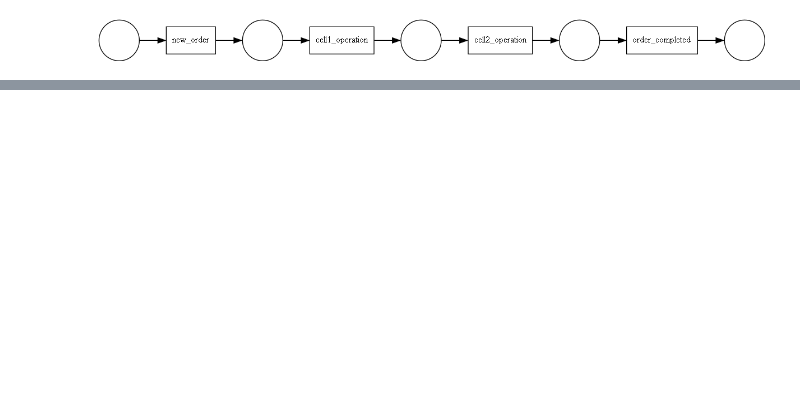
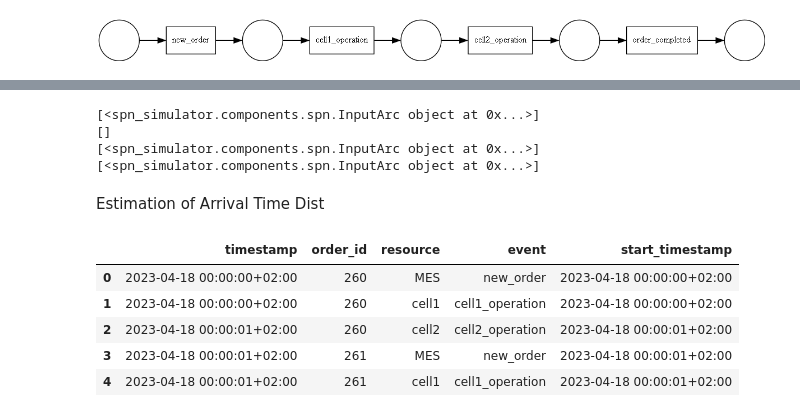
Before and after one commit to jo-chr/ddra, a Jupyter notebook: ModelGenerator_testing.ipynb, the cells around one changed output, grey strips where cells are left out. Drawn from its saved outputs; the diff is of its cells as text; code cells hidden in the pictures; blank space fills up the shorter version.

```diff
--- a/ModelGenerator_testing.ipynb
+++ b/ModelGenerator_testing.ipynb
@@ -132,0 +97,13 @@ cell1_operation
+# %%
+for transition in spn.transitions:
+    transition:Transition
+    if transition.input_arcs == []:
+        transition.t_type = "T"
+        transition.distribution
+# %% [output]
+[<spn_simulator.components.spn.InputArc object at 0x...>]
+[]
+[<spn_simulator.components.spn.InputArc object at 0x...>]
+[<spn_simulator.components.spn.InputArc object at 0x...>]
+# %% [markdown]
+Estimation of Arrival Time Dist
@@ -132,0 +116,9 @@ cell1_operation
+# %%
+event_log.head()
+# %% [output]
+|  | timestamp | order_id | resource | event | start_timestamp |
+| 0 | 2023-04-18 00:00:00+02:00 | 260 | MES | new_order | 2023-04-18 00:00:00+02:00 |
+| 1 | 2023-04-18 00:00:00+02:00 | 260 | cell1 | cell1_operation | 2023-04-18 00:00:00+02:00 |
+| 2 | 2023-04-18 00:00:01+02:00 | 260 | cell2 | cell2_operation | 2023-04-18 00:00:01+02:00 |
+| 3 | 2023-04-18 00:00:01+02:00 | 261 | MES | new_order | 2023-04-18 00:00:01+02:00 |
+| 4 | 2023-04-18 00:00:01+02:00 | 261 | cell1 | cell1_operation | 2023-04-18 00:00:01+02:00 |
```
Also changed, not shown: parts of 25 cells of this notebook.
